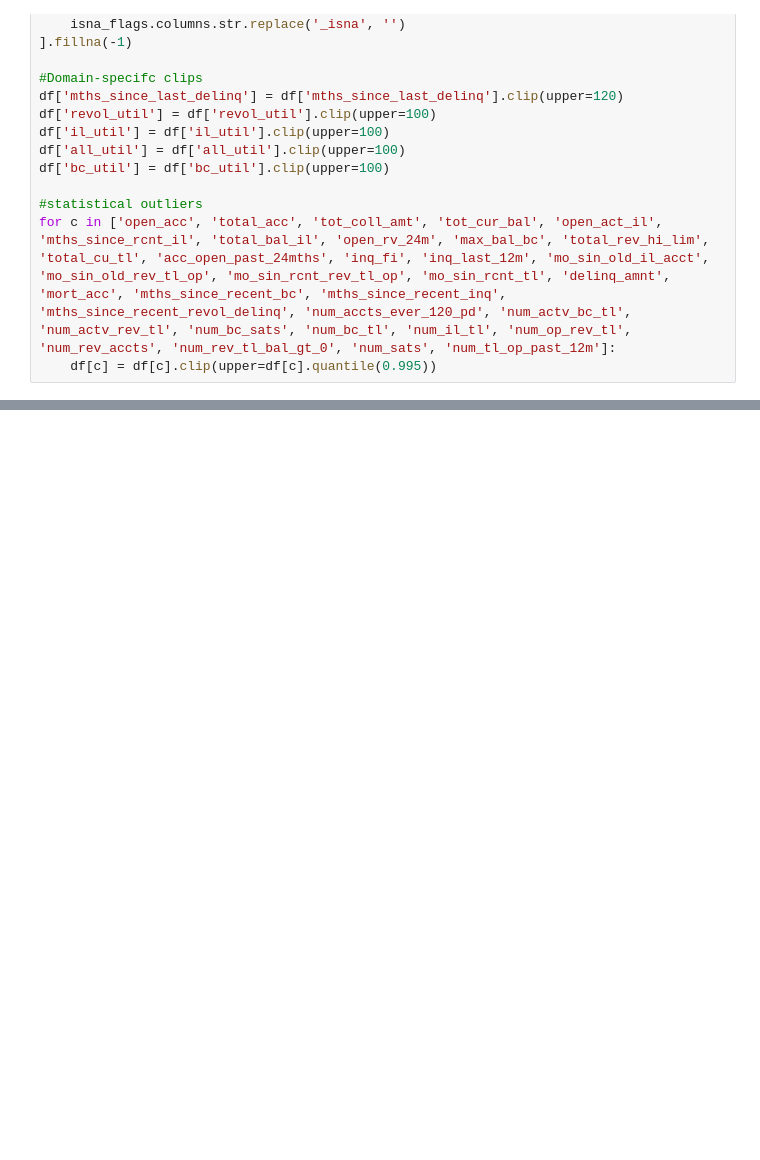
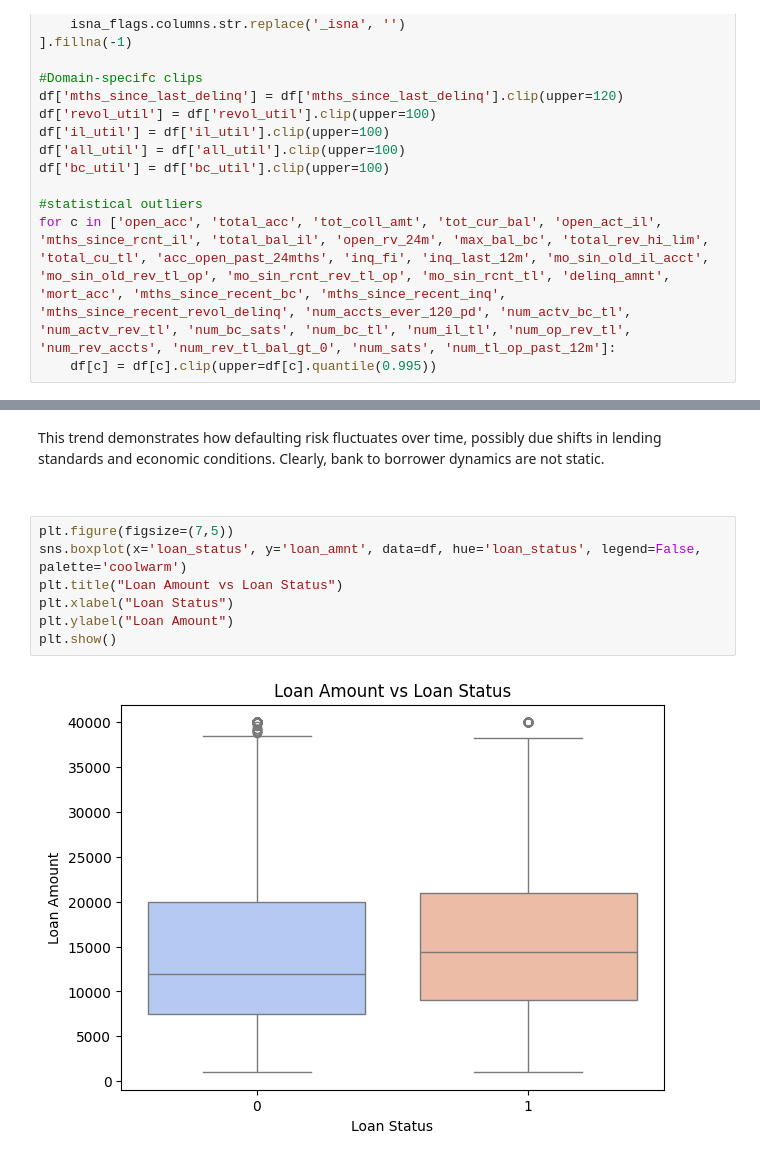
Before and after one commit to jorgetmr/Loan-Default-Prediction, a Jupyter notebook: Loan_Default_predictor.ipynb, the cells around one changed output, grey strips where cells are left out. Cells and saved outputs as stored; diff of their text form; blank space fills up the shorter version.

```diff
--- a/Loan_Default_predictor.ipynb
+++ b/Loan_Default_predictor.ipynb
@@ -531,0 +583,13 @@ for c in ['open_acc', 'total_acc', 'tot_coll_amt', 'tot_cur_bal', 'open_act_il',
+# %% [markdown]
+This trend demonstrates how defaulting risk fluctuates over time, possibly due shifts in lending standards and economic conditions. Clearly, bank to borrower dynamics are not static.
+
+<br>
+# %%
+plt.figure(figsize=(7,5))
+sns.boxplot(x='loan_status', y='loan_amnt', data=df, hue='loan_status', legend=False, palette='coolwarm')
+plt.title("Loan Amount vs Loan Status")
+plt.xlabel("Loan Status")
+plt.ylabel("Loan Amount")
+plt.show()
+# %% [output]
+[figure, added]
```
Also changed, not shown: parts of 47 cells of this notebook.
